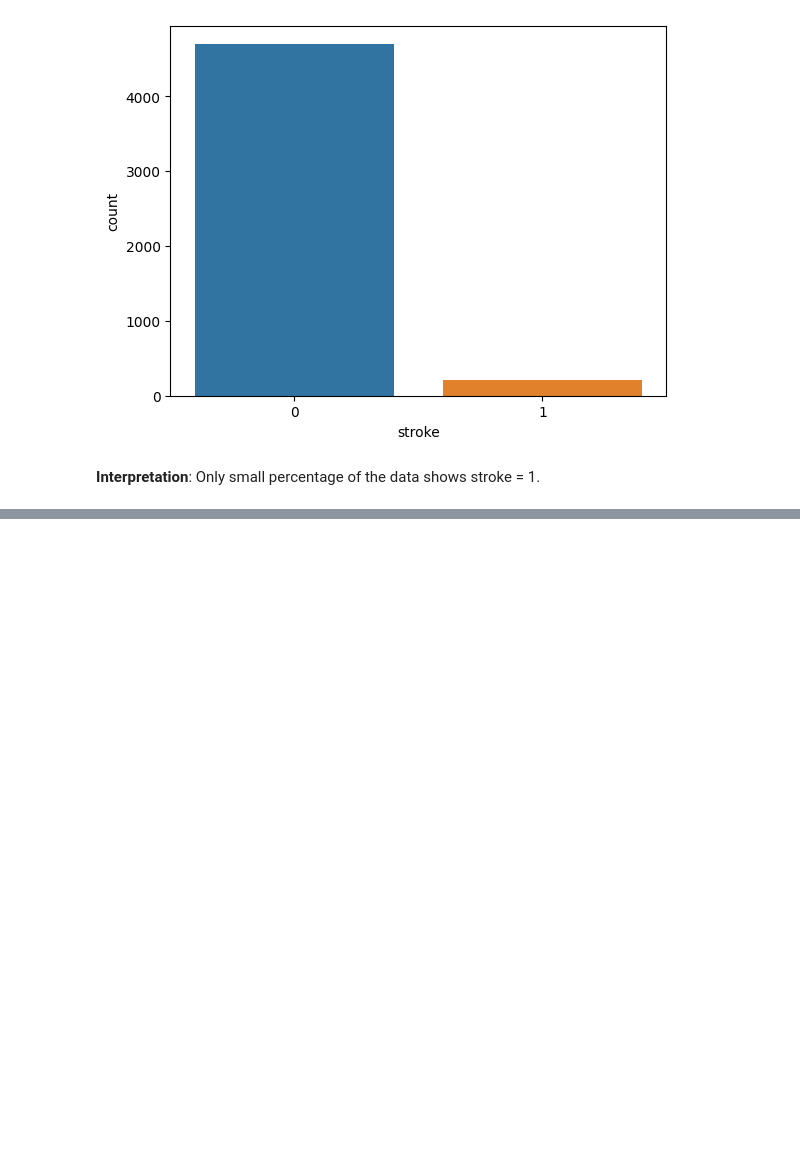
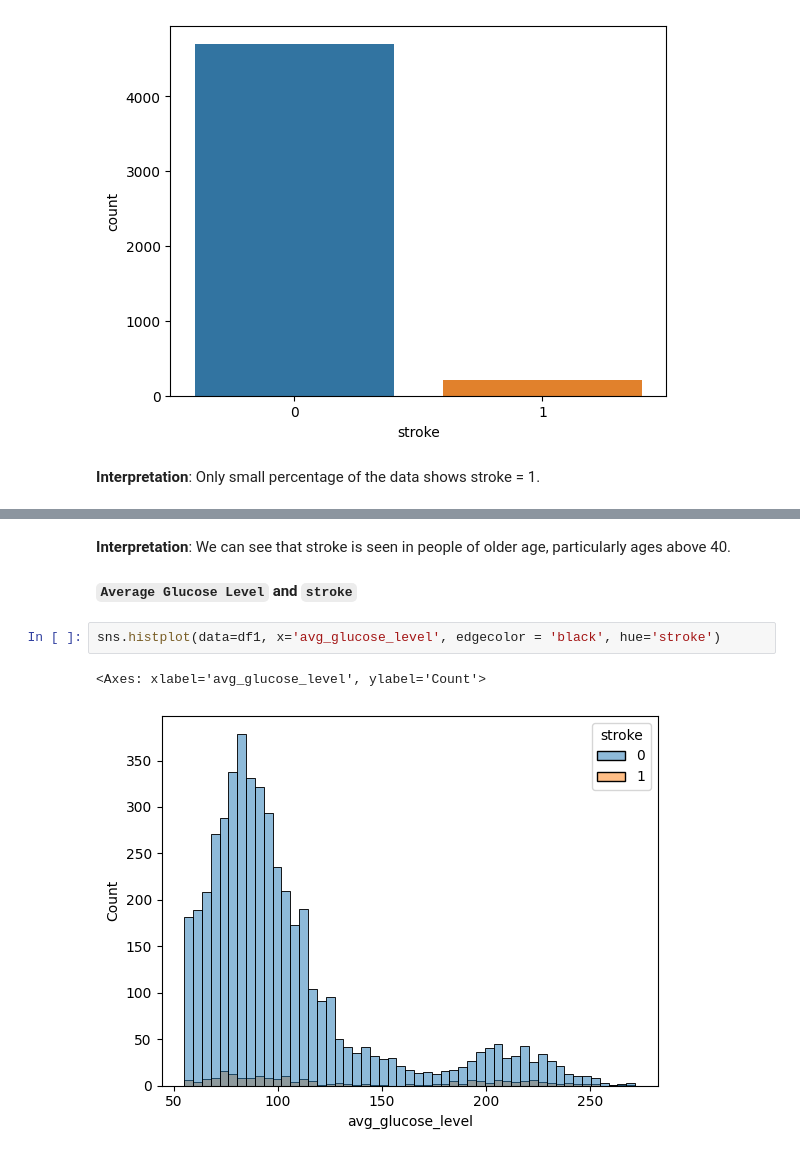
Before and after one commit to ericakitano/Project-2-Stroke-Prediction-, a Jupyter notebook: Stroke_Prediction.ipynb, the cells around one changed output, grey strips where cells are left out. Drawn from its saved outputs; the diff is of its cells as text; blank space fills up the shorter version.

```diff
--- a/Stroke_Prediction.ipynb
+++ b/Stroke_Prediction.ipynb
@@ -466,0 +515,9 @@ sns.countplot(data=df1,x='stroke');
+# %% [markdown]
+**Interpretation**: We can see that stroke is seen in people of older age, particularly ages above 40.
+# %% [markdown]
+**`Average Glucose Level` and `stroke`**
+# %%
+sns.histplot(data=df1, x='avg_glucose_level', edgecolor = 'black', hue='stroke')
+# %% [output]
+<Axes: xlabel='avg_glucose_level', ylabel='Count'>
+[figure, added]
```
Also changed, not shown: parts of 59 cells of this notebook.
